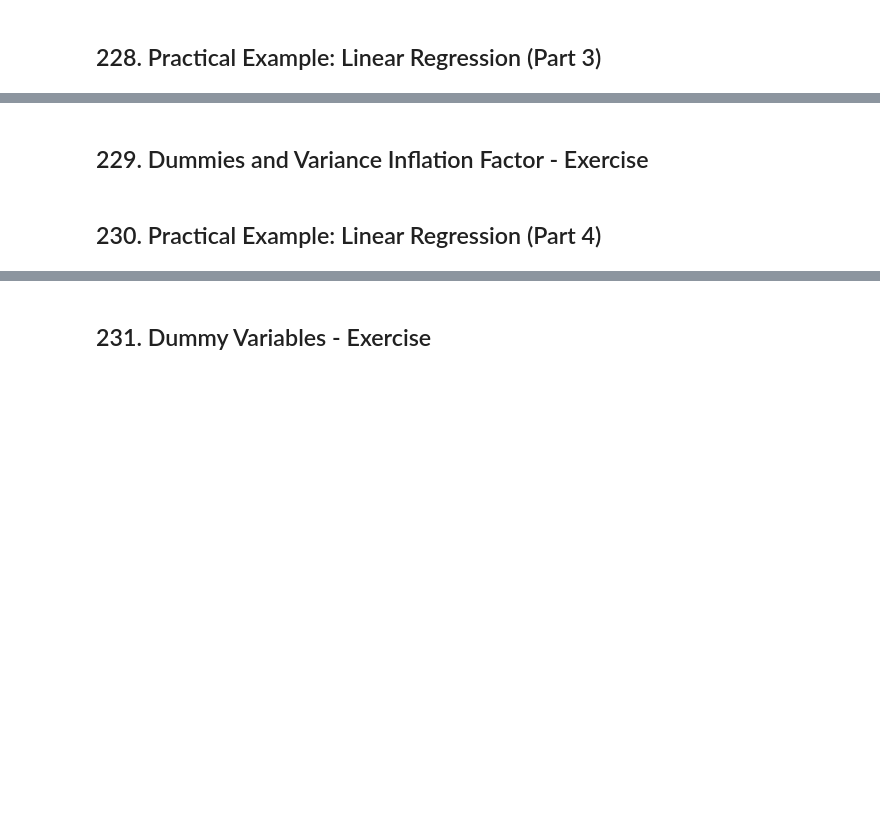
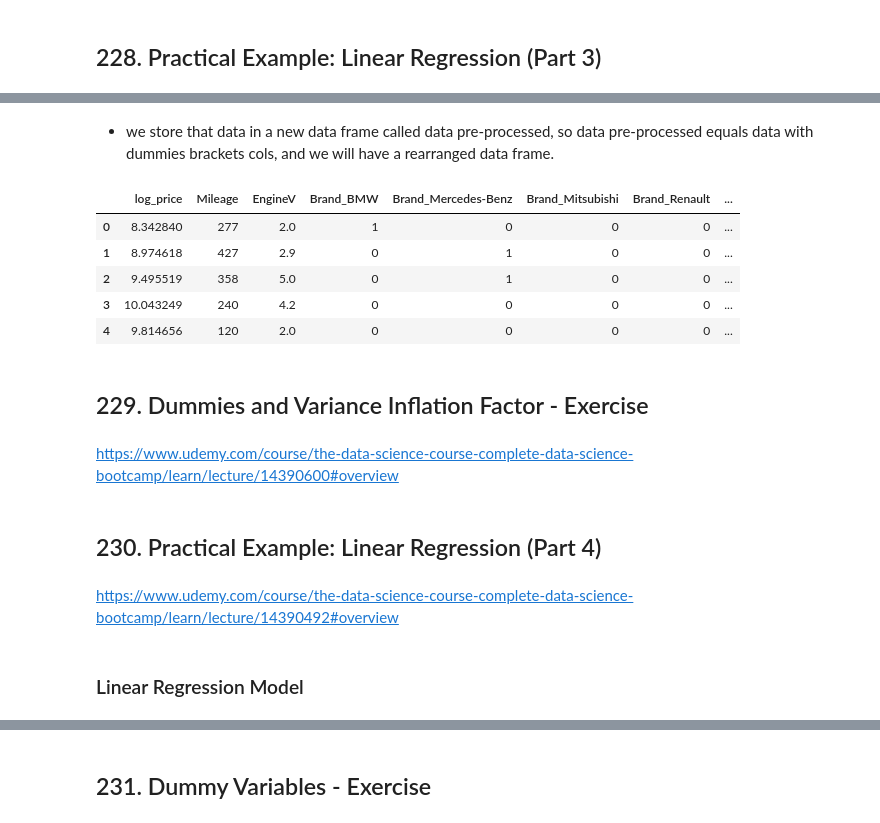
Before and after one commit to Mrchmdani/Mrchmdani, a Jupyter notebook: MyLearning/Udemy/The Data Science Course 2022 - Complete Data Science Bootcamp/Udemy - Complete Data Science Bootcamp - Part5 - Advanced Statistical Methods in Pthon.ipynb, the cells around one changed output, grey strips where cells are left out. Saved outputs shown, nothing was run; the diff lists cells and outputs as text; code cells hidden in the pictures; blank space fills up the shorter version.

```diff
--- a/MyLearning/Udemy/The Data Science Course 2022 - Complete Data Science Bootcamp/Udemy - Complete Data Science Bootcamp - Part5 - Advanced Statistical Methods in Pthon.ipynb
+++ b/MyLearning/Udemy/The Data Science Course 2022 - Complete Data Science Bootcamp/Udemy - Complete Data Science Bootcamp - Part5 - Advanced Statistical Methods in Pthon.ipynb
@@ -2501,4 +2544,28 @@ https://www.udemy.com/course/the-data-science-course-complete-data-science-bootc
+# %%
+cols = ['log_price', 'Mileage', 'EngineV', 'Brand_BMW',
+       'Brand_Mercedes-Benz', 'Brand_Mitsubishi', 'Brand_Renault',
+       'Brand_Toyota', 'Brand_Volkswagen', 'Body_hatch', 'Body_other',
+       'Body_sedan', 'Body_vagon', 'Body_van', 'Engine Type_Gas',
+       'Engine Type_Other', 'Engine Type_Petrol', 'Registration_yes']
+# %% [markdown]
+* we store that data in a new data frame called data pre-processed, so data pre-processed equals data with dummies brackets cols, and we will have a rearranged data frame.
+# %%
+data_preprocessed = data_with_dummies[cols]
+data_preprocessed.head()
+# %% [output]
+|  | log_price | Mileage | EngineV | Brand_BMW | Brand_Mercedes-Benz | Brand_Mitsubishi | Brand_Renault | ... |
+| 0 | 8.342840 | 277 | 2.0 | 1 | 0 | 0 | 0 | ... |
+| 1 | 8.974618 | 427 | 2.9 | 0 | 1 | 0 | 0 | ... |
+| 2 | 9.495519 | 358 | 5.0 | 0 | 1 | 0 | 0 | ... |
+| 3 | 10.043249 | 240 | 4.2 | 0 | 0 | 0 | 0 | ... |
+| 4 | 9.814656 | 120 | 2.0 | 0 | 0 | 0 | 0 | ... |
 # %% [markdown]
 ## 229. Dummies and Variance Inflation Factor - Exercise
+# %% [markdown]
+https://www.udemy.com/course/the-data-science-course-complete-data-science-bootcamp/learn/lecture/14390600#overview
 # %% [markdown]
 ## 230. Practical Example: Linear Regression (Part 4)
+# %% [markdown]
+https://www.udemy.com/course/the-data-science-course-complete-data-science-bootcamp/learn/lecture/14390492#overview
+# %% [markdown]
+### Linear Regression Model
```
Also changed, not shown: parts of 41 cells of this notebook, 9 other files.
